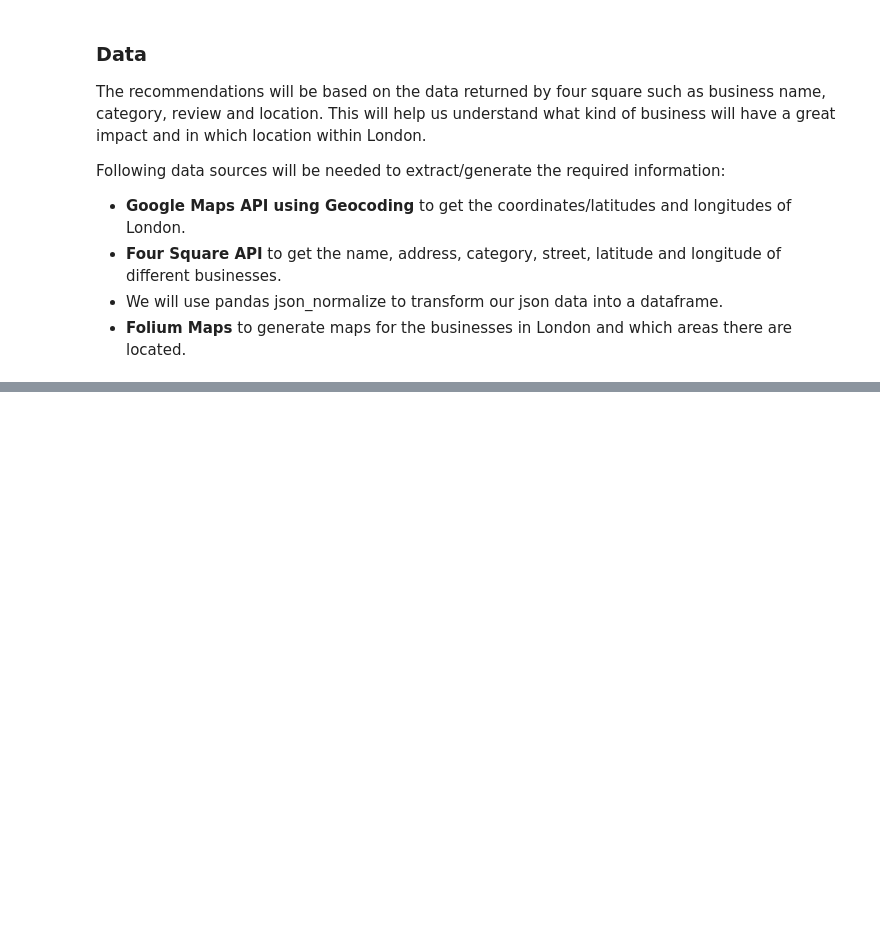
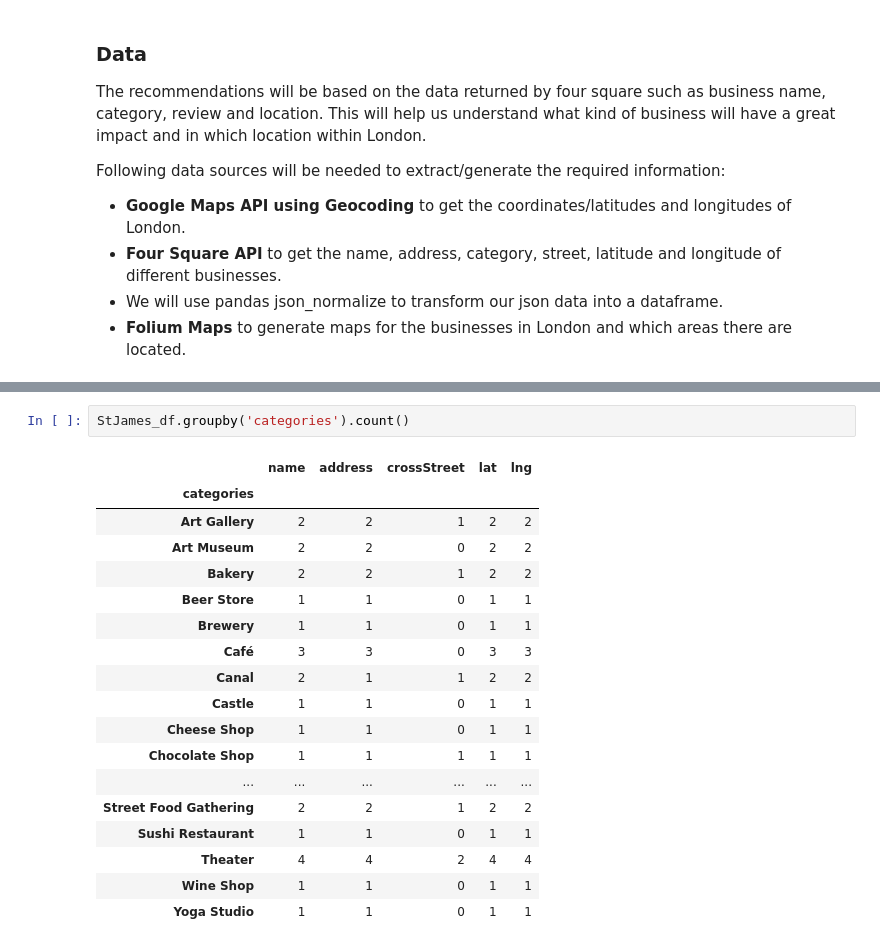
Before and after one commit to Fareeha72/Coursera_Capstones, a Jupyter notebook: Business Recommendations in London.ipynb, the cells around one changed output, grey strips where cells are left out. Drawn from its saved outputs; the diff is of its cells as text; blank space fills up the shorter version.

Commit message:
Published from Watson Studio.

```diff
--- a/Business Recommendations in London.ipynb
+++ b/Business Recommendations in London.ipynb
@@ -25,0 +368,21 @@ Following data sources will be needed to extract/generate the required informati
+# %%
+StJames_df.groupby('categories').count()
+# %% [output]
+|  | name | address | crossStreet | lat | lng |
+| categories |  |  |  |  |  |
+| Art Gallery | 2 | 2 | 1 | 2 | 2 |
+| Art Museum | 2 | 2 | 0 | 2 | 2 |
+| Bakery | 2 | 2 | 1 | 2 | 2 |
+| Beer Store | 1 | 1 | 0 | 1 | 1 |
+| Brewery | 1 | 1 | 0 | 1 | 1 |
+| Café | 3 | 3 | 0 | 3 | 3 |
+| Canal | 2 | 1 | 1 | 2 | 2 |
+| Castle | 1 | 1 | 0 | 1 | 1 |
+| Cheese Shop | 1 | 1 | 0 | 1 | 1 |
+| Chocolate Shop | 1 | 1 | 1 | 1 | 1 |
+| ... | ... | ... | ... | ... | ... |
+| Street Food Gathering | 2 | 2 | 1 | 2 | 2 |
+| Sushi Restaurant | 1 | 1 | 0 | 1 | 1 |
+| Theater | 4 | 4 | 2 | 4 | 4 |
+| Wine Shop | 1 | 1 | 0 | 1 | 1 |
+| Yoga Studio | 1 | 1 | 0 | 1 | 1 |
```
Also changed, not shown: parts of 56 cells of this notebook.
